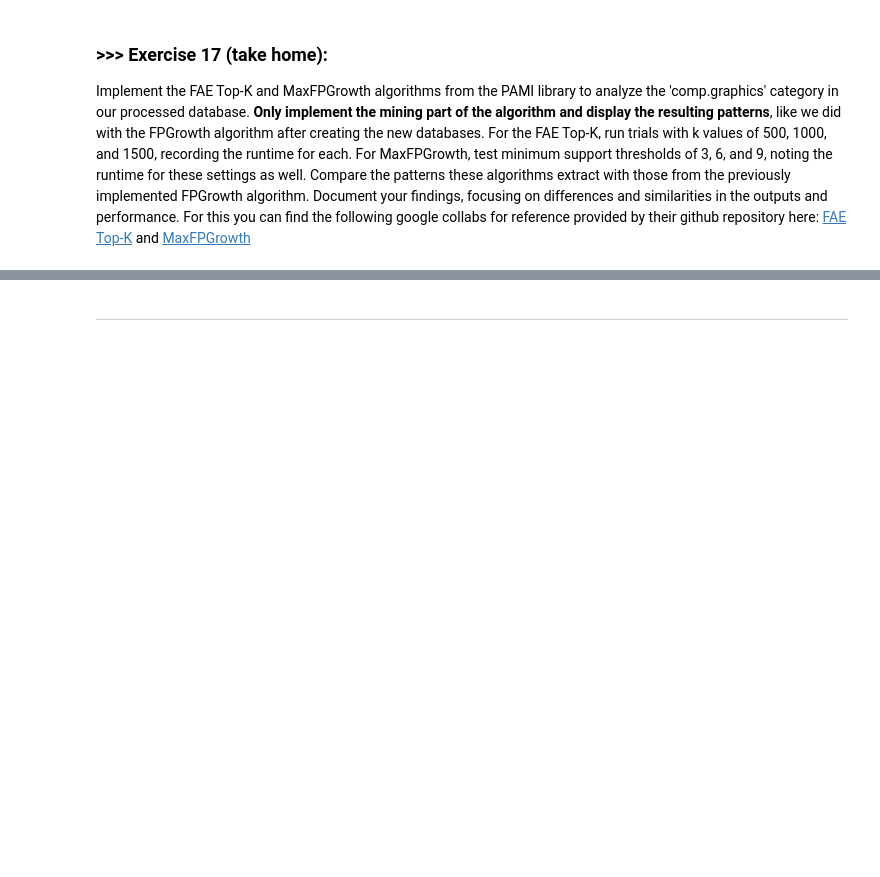
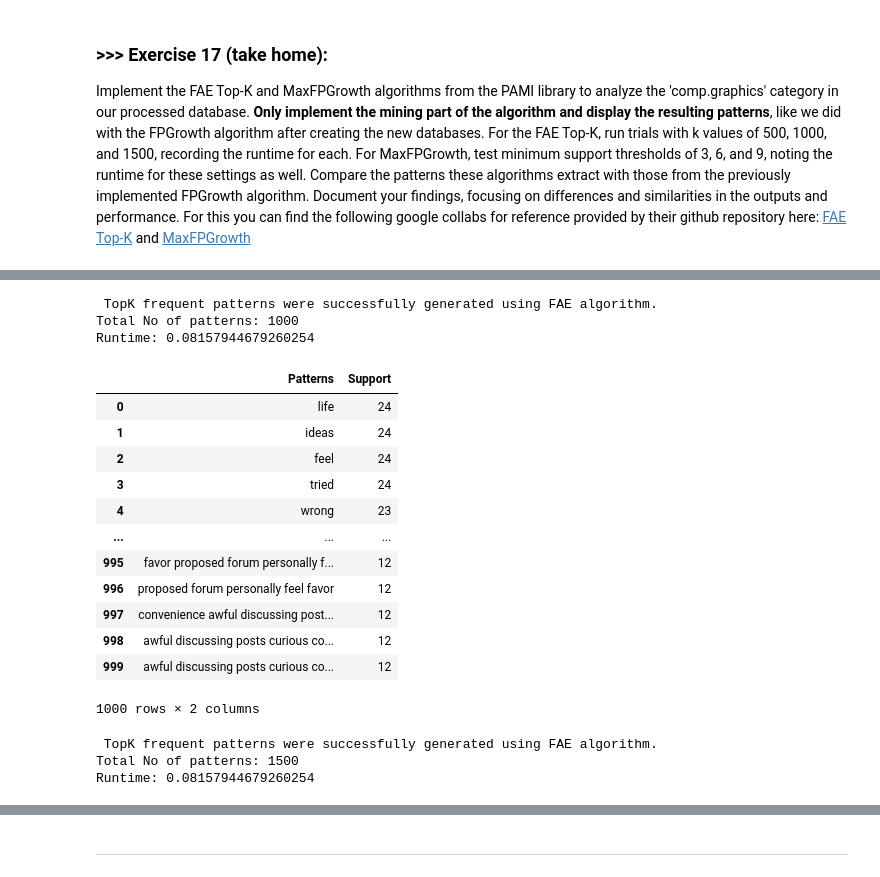
Before and after one commit to Magui4321/DM2025-Lab1-Exercise, a Jupyter notebook: DM2025-Lab1-Master.ipynb, the cells around one changed output, grey strips where cells are left out. Cells and saved outputs as stored; diff of their text form; code cells hidden in the pictures; blank space fills up the shorter version.

```diff
--- a/DM2025-Lab1-Master.ipynb
+++ b/DM2025-Lab1-Master.ipynb
@@ -2164,0 +2222,40 @@ Implement the FAE Top-K and MaxFPGrowth algorithms from the PAMI library to anal
+# %%
+kCount=1000
+seperator='\t'
+obj = alg.FAE(iFile='td_freq_db_comp_graphics.csv', k=kCount, sep=seperator)    #initialize
+obj.mine()
+frequentPatternsDF_comp_graphicsFAE1000= obj.getPatternsAsDataFrame()
+print('Total No of patterns: ' + str(len(frequentPatternsDF_comp_graphicsFAE1000))) #print the total number of patterns
+print('Runtime: ' + str(obj3.getRuntime())) #measure the runtime
+# %% [output]
+ TopK frequent patterns were successfully generated using FAE algorithm.
+Total No of patterns: 1000
+Runtime: 0.08157944679260254
+# %%
+frequentPatternsDF_comp_graphicsFAE1000
+# %% [output]
+|  | Patterns | Support |
+| 0 | life | 24 |
+| 1 | ideas | 24 |
+| 2 | feel | 24 |
+| 3 | tried | 24 |
+| 4 | wrong | 23 |
+| ... | ... | ... |
+| 995 | favor proposed forum personally f... | 12 |
+| 996 | proposed forum personally feel favor | 12 |
+| 997 | convenience awful discussing post... | 12 |
+| 998 | awful discussing posts curious co... | 12 |
+| 999 | awful discussing posts curious co... | 12 |
+1000 rows × 2 columns
+# %%
+kCount=1500
+seperator='\t'
+obj = alg.FAE(iFile='td_freq_db_comp_graphics.csv', k=kCount, sep=seperator)    #initialize
+obj.mine()
+frequentPatternsDF_comp_graphicsFAE1500= obj.getPatternsAsDataFrame()
+print('Total No of patterns: ' + str(len(frequentPatternsDF_comp_graphicsFAE100))) #print the total number of patterns
+print('Runtime: ' + str(obj3.getRuntime())) #measure the runtime
+# %% [output]
+ TopK frequent patterns were successfully generated using FAE algorithm.
+Total No of patterns: 1500
+Runtime: 0.08157944679260254
```
Also changed, not shown: parts of 12 cells of this notebook.
